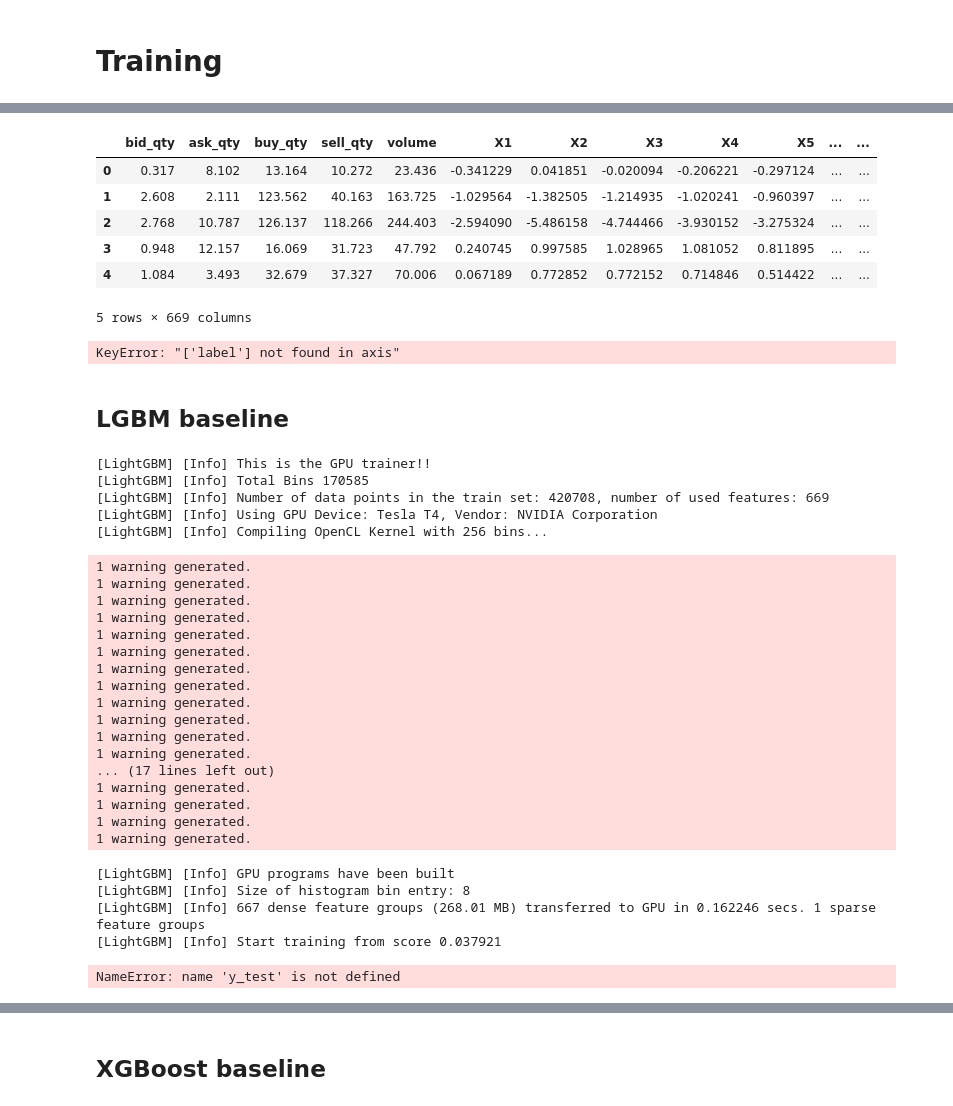
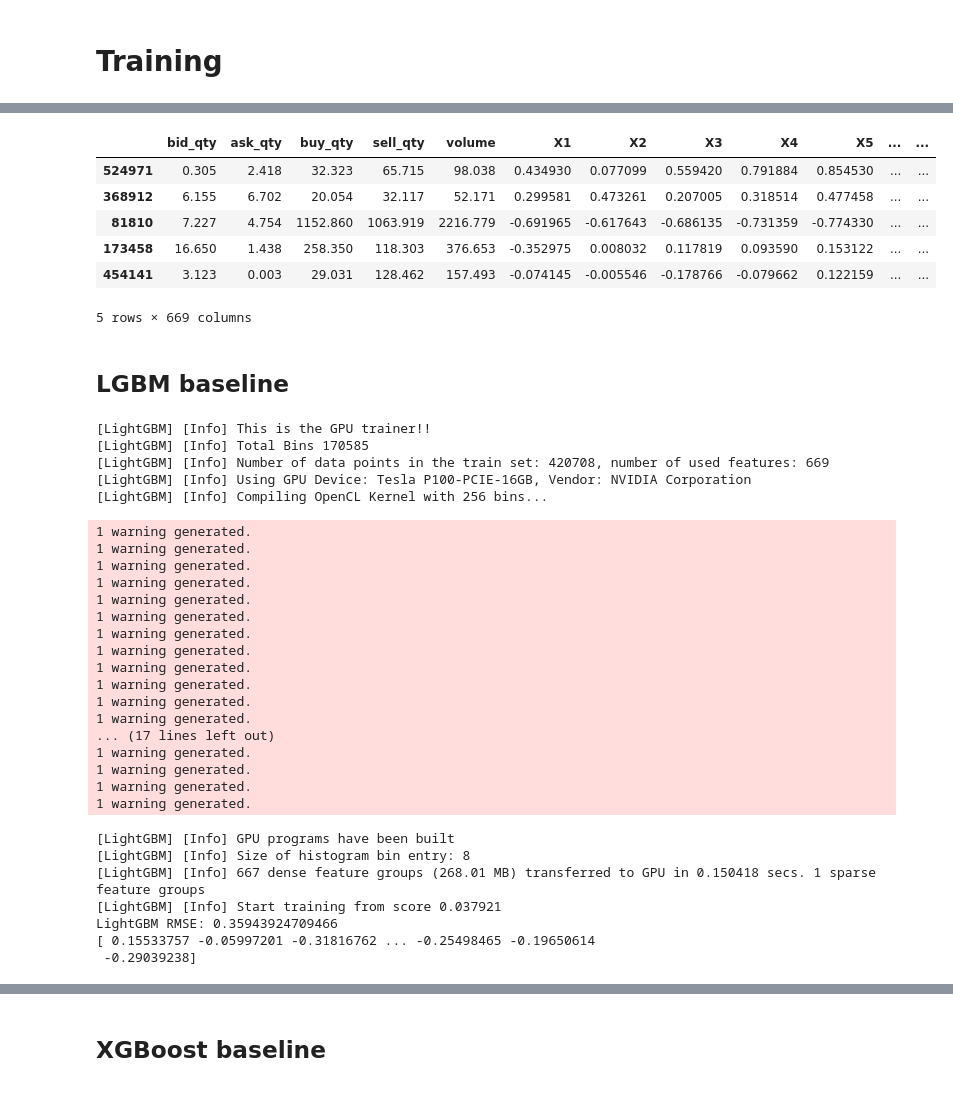
Before and after one commit to Syforeal/kaggle-DRW, a Jupyter notebook: drw1-0.ipynb, the cells around one changed output, grey strips where cells are left out. Saved outputs shown, nothing was run; the diff lists cells and outputs as text; code cells hidden in the pictures.

```diff
--- a/drw1-0.ipynb
+++ b/drw1-0.ipynb
@@ -343,20 +367,15 @@ x_train, x_val, y_train, y_val = train_test_split(
     x, y, test_size=0.2, random_state=42
 )
 # %%
-test.head(5)
+x_train.head(5)
 # %% [output]
 |  | bid_qty | ask_qty | buy_qty | sell_qty | volume | X1 | X2 | X3 | X4 | X5 | ... | ... |
-| 0 | 0.317 | 8.102 | 13.164 | 10.272 | 23.436 | -0.341229 | 0.041851 | -0.020094 | -0.206221 | -0.297124 | ... | ... |
-| 1 | 2.608 | 2.111 | 123.562 | 40.163 | 163.725 | -1.029564 | -1.382505 | -1.214935 | -1.020241 | -0.960397 | ... | ... |
-| 2 | 2.768 | 10.787 | 126.137 | 118.266 | 244.403 | -2.594090 | -5.486158 | -4.744466 | -3.930152 | -3.275324 | ... | ... |
-| 3 | 0.948 | 12.157 | 16.069 | 31.723 | 47.792 | 0.240745 | 0.997585 | 1.028965 | 1.081052 | 0.811895 | ... | ... |
-| 4 | 1.084 | 3.493 | 32.679 | 37.327 | 70.006 | 0.067189 | 0.772852 | 0.772152 | 0.714846 | 0.514422 | ... | ... |
+| 524971 | 0.305 | 2.418 | 32.323 | 65.715 | 98.038 | 0.434930 | 0.077099 | 0.559420 | 0.791884 | 0.854530 | ... | ... |
+| 368912 | 6.155 | 6.702 | 20.054 | 32.117 | 52.171 | 0.299581 | 0.473261 | 0.207005 | 0.318514 | 0.477458 | ... | ... |
+| 81810 | 7.227 | 4.754 | 1152.860 | 1063.919 | 2216.779 | -0.691965 | -0.617643 | -0.686135 | -0.731359 | -0.774330 | ... | ... |
+| 173458 | 16.650 | 1.438 | 258.350 | 118.303 | 376.653 | -0.352975 | 0.008032 | 0.117819 | 0.093590 | 0.153122 | ... | ... |
+| 454141 | 3.123 | 0.003 | 29.031 | 128.462 | 157.493 | -0.074145 | -0.005546 | -0.178766 | -0.079662 | 0.122159 | ... | ... |
 5 rows × 669 columns
-# %%
-x_test = test.drop(target, axis=1)
-y_test = test[target]
-# %% [output]
-KeyError: "['label'] not found in axis"
 # %% [markdown]
 ## LGBM baseline
 # %%
@@ -373,25 +396,26 @@ lgb_params = dict(
     subsample=0.8, # 行采样
     colsample_bytree=0.8, # 列采样
     reg_lambda=1.0, # C2正则
-    device="gpu"
+    device="cpu"
 )
 
-lgb_model = LGBMRegressor(**lgb_params)
+lgb_model = LGBMRegressor(**best_params)
 lgb_model.fit(
     x_train, y_train,
     eval_set=[(x_val, y_val)],
     eval_metric=pearson_metric,
     callbacks=[lgb.early_stopping(50, verbose=False)],
-    force_col_wise=True,
+    # force_col_wise=True,
 )
 
 lgb_pred = lgb_model.predict(x_test)
 print("LightGBM RMSE:", mean_squared_error(y_test, lgb_pred, squared=False))
+# print(lgb_pred)
 # %% [output]
 [LightGBM] [Info] This is the GPU trainer!!
 [LightGBM] [Info] Total Bins 170585
 [LightGBM] [Info] Number of data points in the train set: 420708, number of used features: 669
-[LightGBM] [Info] Using GPU Device: Tesla T4, Vendor: NVIDIA Corporation
+[LightGBM] [Info] Using GPU Device: Tesla P100-PCIE-16GB, Vendor: NVIDIA Corporation
 [LightGBM] [Info] Compiling OpenCL Kernel with 256 bins...
 1 warning generated.
 1 warning generated.
@@ -412,6 +436,8 @@ print("LightGBM RMSE:", mean_squared_error(y_test, lgb_pred, squared=False))
 1 warning generated.
 [LightGBM] [Info] GPU programs have been built
 [LightGBM] [Info] Size of histogram bin entry: 8
-[LightGBM] [Info] 667 dense feature groups (268.01 MB) transferred to GPU in 0.162246 secs. 1 sparse feature groups
+[LightGBM] [Info] 667 dense feature groups (268.01 MB) transferred to GPU in 0.150418 secs. 1 sparse feature groups
 [LightGBM] [Info] Start training from score 0.037921
+LightGBM RMSE: 0.35943924709466
+[ 0.15533757 -0.05997201 -0.31816762 ... -0.25498465 -0.19650614
+ -0.29039238]
-NameError: name 'y_test' is not defined
```
Also changed, not shown: parts of 16 cells of this notebook.
